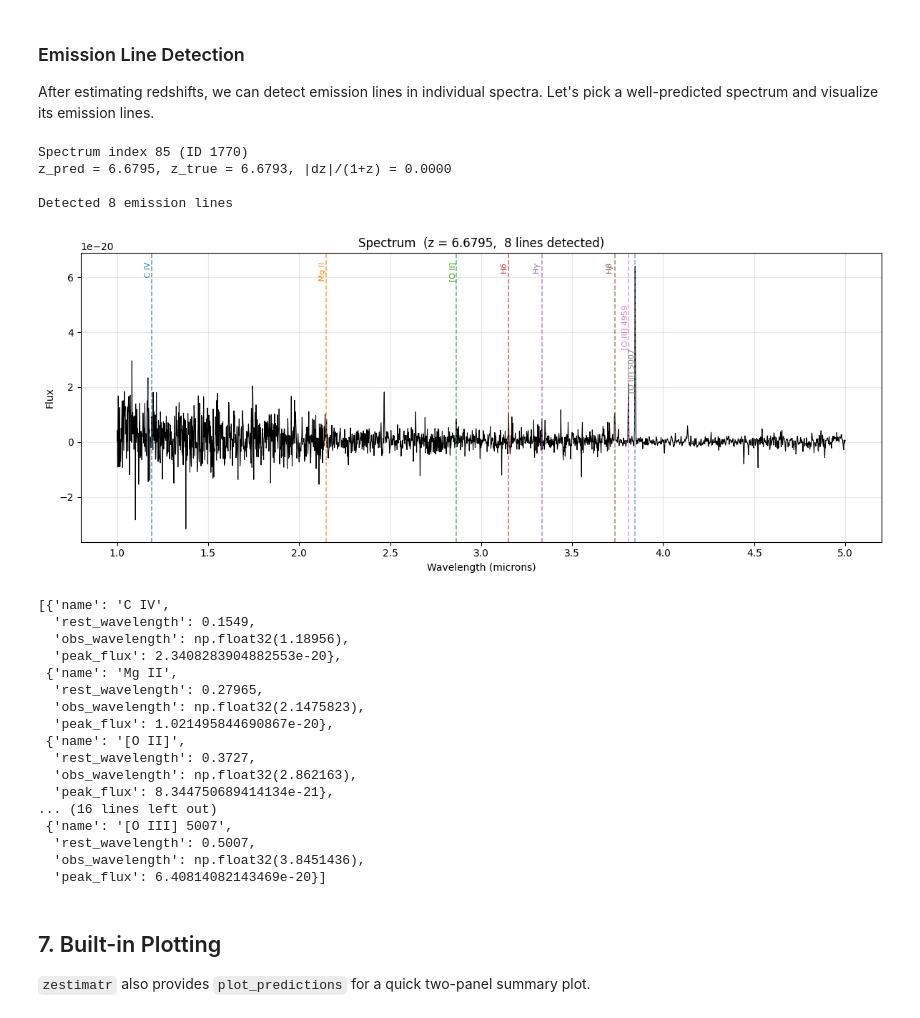
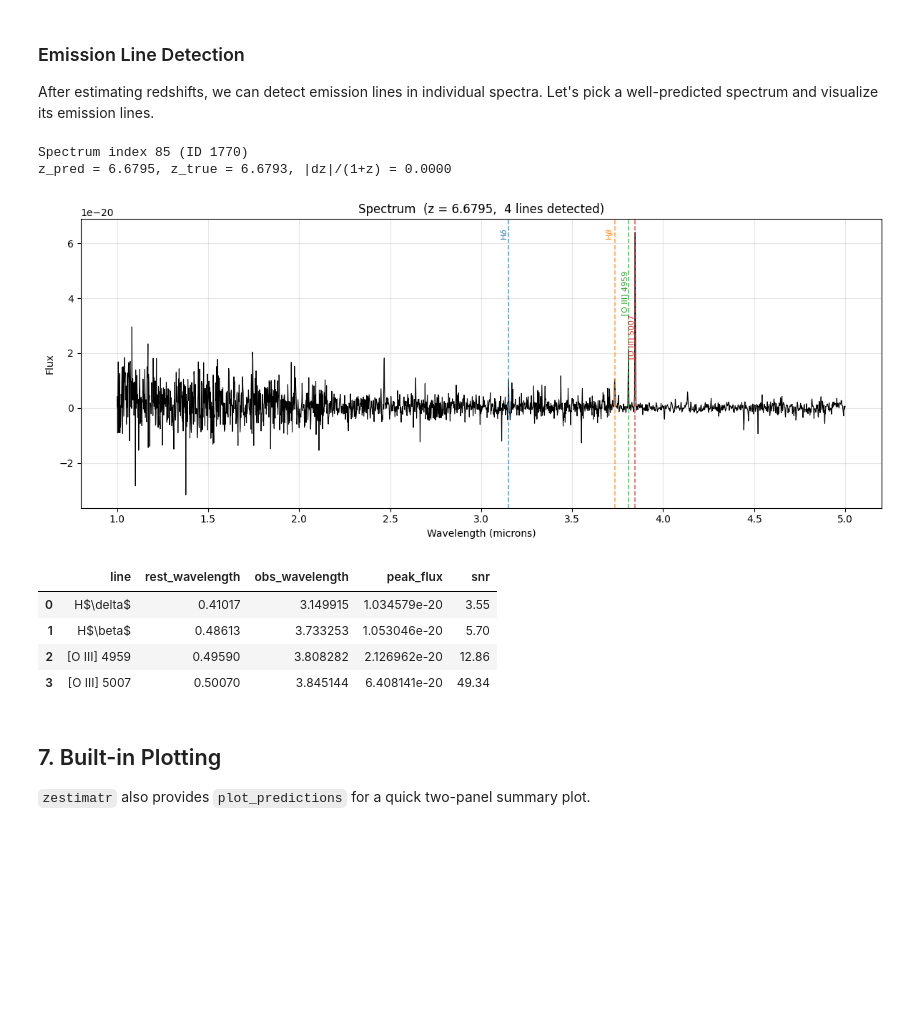
Before and after one commit to aryana-haghjoo/CodeAstro_group_2, a Jupyter notebook: tutorials/quickstart_batch_spectra.ipynb, the cells around one changed output. Saved outputs shown, nothing was run; the diff lists cells and outputs as text; code cells hidden in the pictures; blank space fills up the shorter version.

Commit message:
updated the emission line detection

```diff
--- a/tutorials/quickstart_batch_spectra.ipynb
+++ b/tutorials/quickstart_batch_spectra.ipynb
@@ -252,43 +252,33 @@ Let's pick a well-predicted spectrum and visualize its emission lines.
 # %%
 # Pick a well-predicted spectrum (smallest relative error)
 rel_errors = np.abs(z_pred - z_true) / (1.0 + np.abs(z_true))
 best_idx = np.argmin(rel_errors)
 
 wl = data['wavelength_high']  # shared wavelength grid
 spec_flux = data['flux_high'][best_idx]
 spec_z = z_pred[best_idx]
 
 print(f"Spectrum index {best_idx} (ID {int(data['id'][best_idx])})")
 print(f"z_pred = {spec_z:.4f}, z_true = {z_true[best_idx]:.4f}, "
       f"|dz|/(1+z) = {rel_errors[best_idx]:.4f}\n")
 
-# Detect and plot emission lines
+# Detect emission lines
 lines = zestimatr.detect_emission_lines(wl, spec_flux, spec_z)
-print(f"Detected {len(lines)} emission lines")
-zestimatr.plot_spectrum(wl, spec_flux, z=spec_z, detected_lines=lines)
+
+# Plot spectrum with emission lines marked
+zestimatr.plot_spectrum(wl, spec_flux, z=spec_z, detected_lines=lines);
+
+# Display detected lines
+lines
 # %% [output]
 Spectrum index 85 (ID 1770)
 z_pred = 6.6795, z_true = 6.6793, |dz|/(1+z) = 0.0000
-
-Detected 8 emission lines
-[figure, old version]
+[figure, new version]
-[{'name': 'C IV',
-  'rest_wavelength': 0.1549,
-  'obs_wavelength': np.float32(1.18956),
-  'peak_flux': 2.3408283904882553e-20},
- {'name': 'Mg II',
-  'rest_wavelength': 0.27965,
-  'obs_wavelength': np.float32(2.1475823),
-  'peak_flux': 1.021495844690867e-20},
- {'name': '[O II]',
-  'rest_wavelength': 0.3727,
-  'obs_wavelength': np.float32(2.862163),
-  'peak_flux': 8.344750689414134e-21},
-... (16 lines left out)
- {'name': '[O III] 5007',
-  'rest_wavelength': 0.5007,
-  'obs_wavelength': np.float32(3.8451436),
-  'peak_flux': 6.40814082143469e-20}]
+|  | line | rest_wavelength | obs_wavelength | peak_flux | snr |
+| 0 | H$\delta$ | 0.41017 | 3.149915 | 1.034579e-20 | 3.55 |
+| 1 | H$\beta$ | 0.48613 | 3.733253 | 1.053046e-20 | 5.70 |
+| 2 | [O III] 4959 | 0.49590 | 3.808282 | 2.126962e-20 | 12.86 |
+| 3 | [O III] 5007 | 0.50070 | 3.845144 | 6.408141e-20 | 49.34 |
 # %% [markdown]
 ## 7. Built-in Plotting
 
```
Also changed, not shown: 5 other files.
